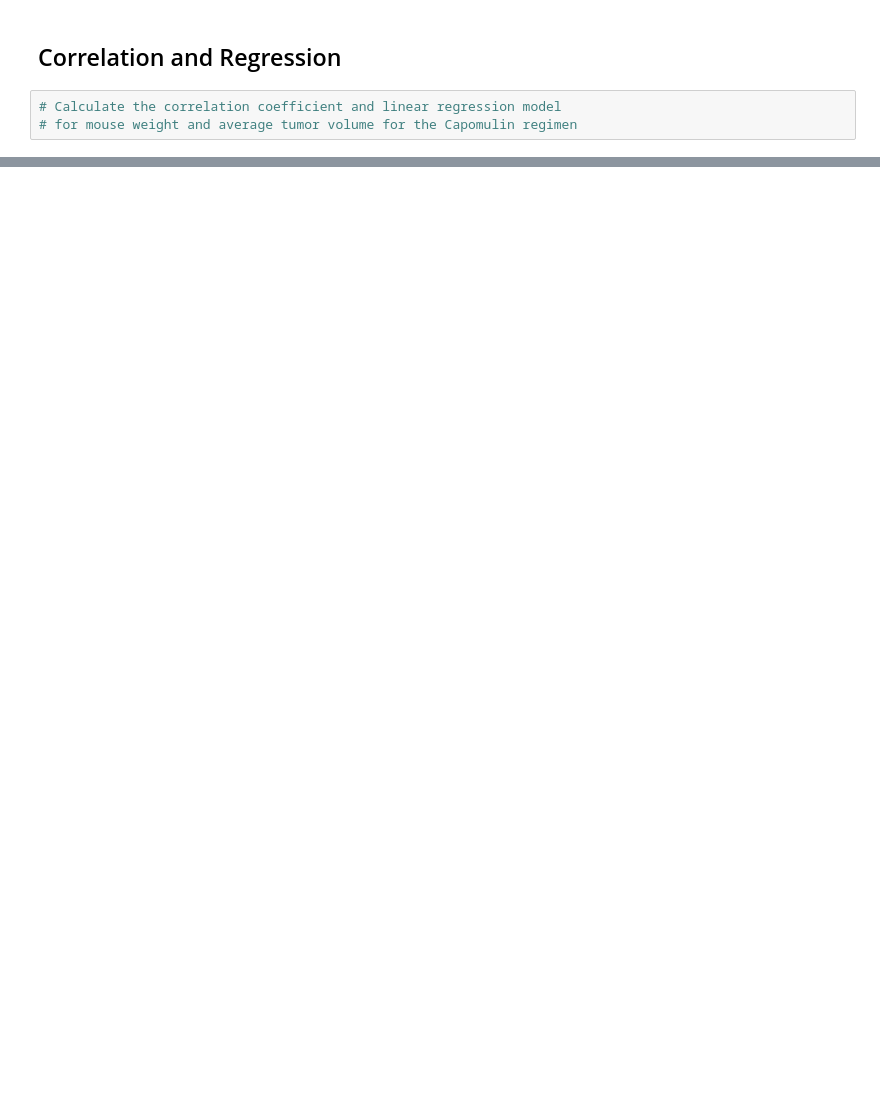
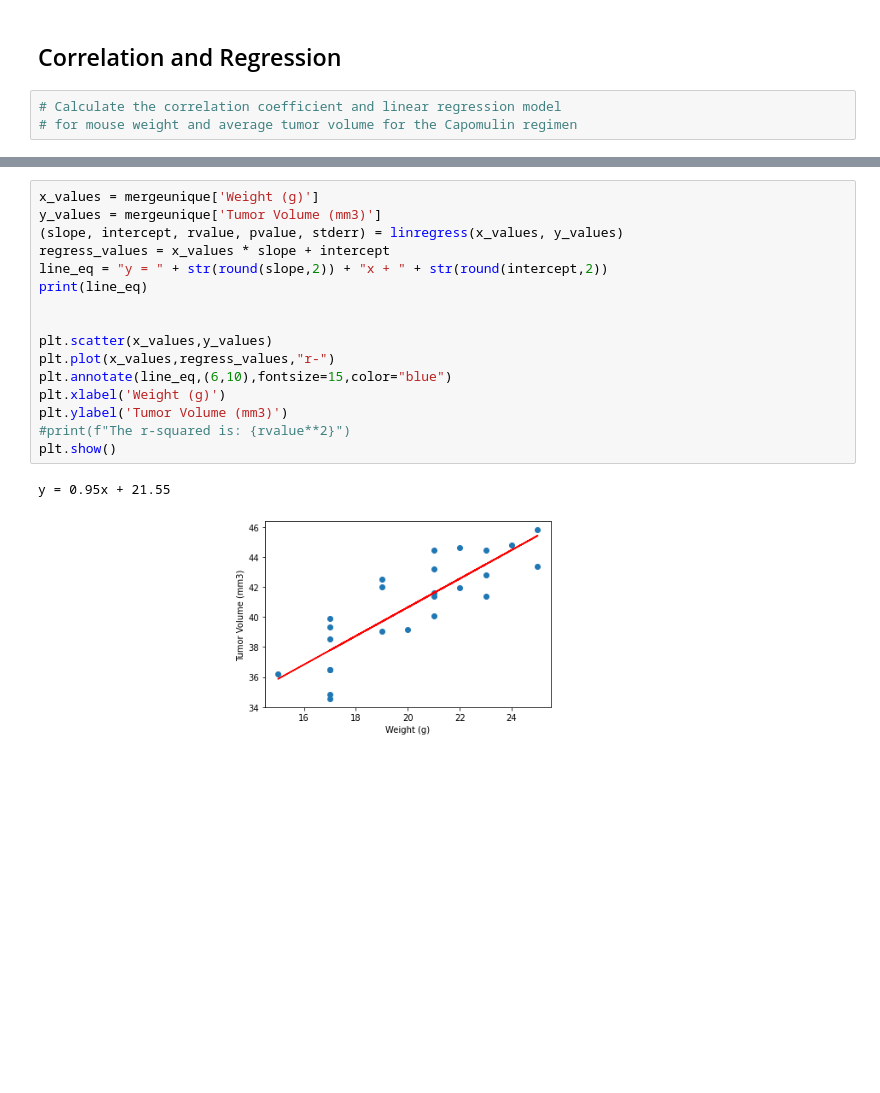
Before and after one commit to davew306/Matplotlib-Pharm, a Jupyter notebook: pymaceuticals_dw.ipynb, the cells around one changed output, grey strips where cells are left out. Saved outputs shown, nothing was run; the diff lists cells and outputs as text; blank space fills up the shorter version.

```diff
--- a/pymaceuticals_dw.ipynb
+++ b/pymaceuticals_dw.ipynb
@@ -901,0 +923,19 @@ select_volume
+# %%
+x_values = mergeunique['Weight (g)']
+y_values = mergeunique['Tumor Volume (mm3)']
+(slope, intercept, rvalue, pvalue, stderr) = linregress(x_values, y_values)
+regress_values = x_values * slope + intercept
+line_eq = "y = " + str(round(slope,2)) + "x + " + str(round(intercept,2))
+print(line_eq)
+
+
+plt.scatter(x_values,y_values)
+plt.plot(x_values,regress_values,"r-")
+plt.annotate(line_eq,(6,10),fontsize=15,color="blue")
+plt.xlabel('Weight (g)')
+plt.ylabel('Tumor Volume (mm3)')
+#print(f"The r-squared is: {rvalue**2}")
+plt.show()
+# %% [output]
+y = 0.95x + 21.55
+[figure, added]
```
Also changed, not shown: parts of 11 cells of this notebook, 3 other files.
